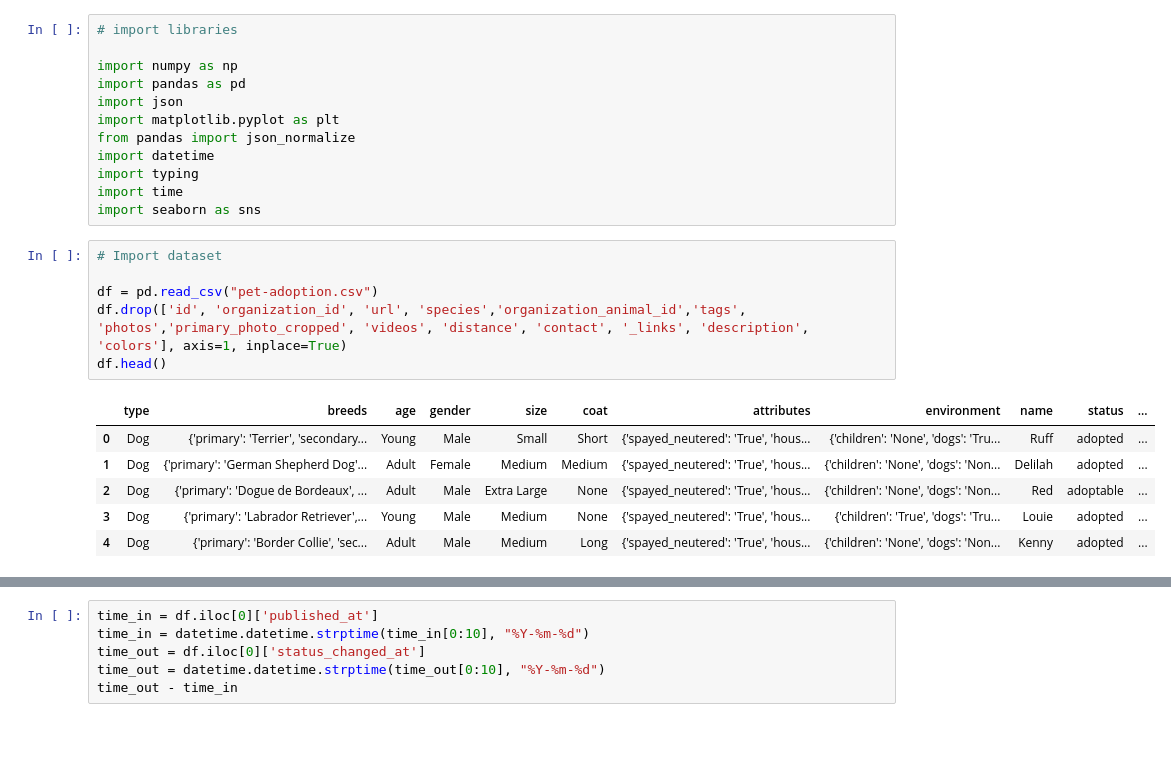
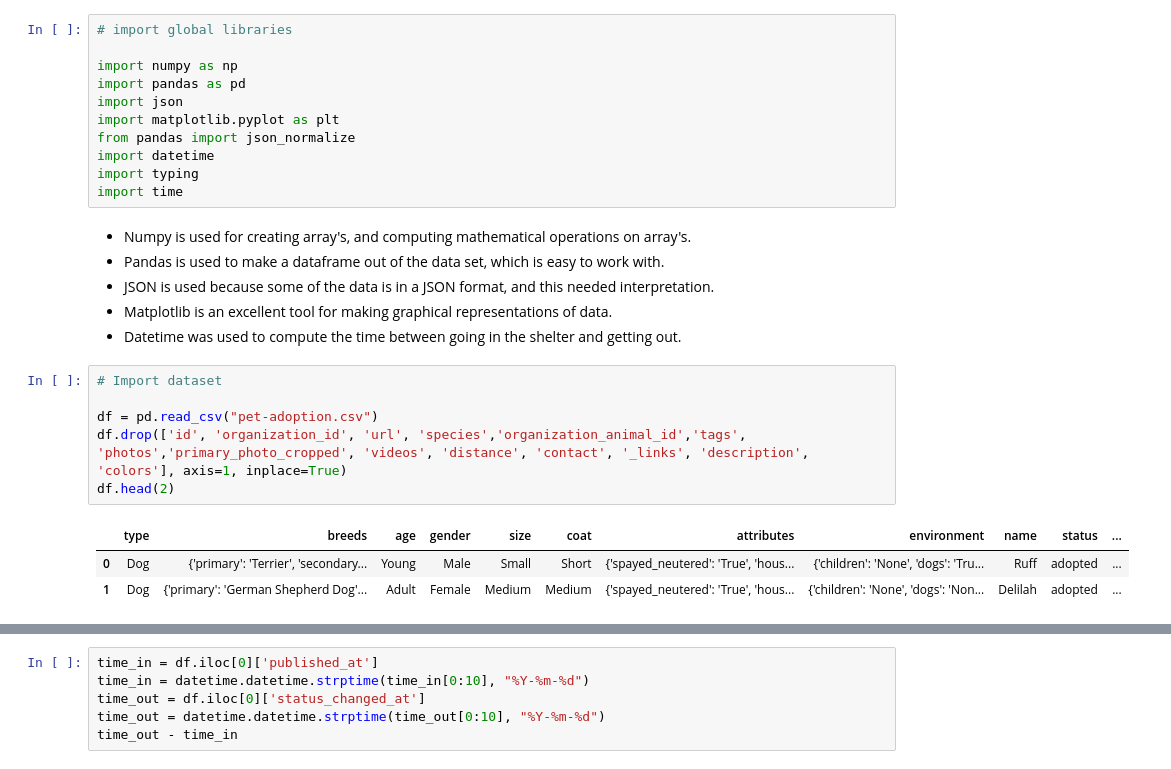
Before and after one commit to BillBelieve/Dog-Adoption-Data-Science-Project, a Jupyter notebook: Project Data Science/Project Worksheet.ipynb, the cells around one changed output, grey strips where cells are left out. Cells and saved outputs as stored; diff of their text form; blank space fills up the shorter version.

```diff
--- a/Project Data Science/Project Worksheet.ipynb
+++ b/Project Data Science/Project Worksheet.ipynb
@@ -1,5 +15,5 @@
 # %%
-# import libraries
+# import global libraries
 
 import numpy as np
 import pandas as pd
@@ -9,17 +23,19 @@ from pandas import json_normalize
 import datetime
 import typing
 import time
-import seaborn as sns
+# %% [markdown]
+- Numpy is used for creating array's, and computing mathematical operations on array's.
+- Pandas is used to make a dataframe out of the data set, which is easy to work with.
+- JSON is used because some of the data is in a JSON format, and this needed interpretation.
+- Matplotlib is an excellent tool for making graphical representations of data.
+- Datetime was used to compute the time between going in the shelter and getting out.
 # %%
 # Import dataset
 
 df = pd.read_csv("pet-adoption.csv")
 df.drop(['id', 'organization_id', 'url', 'species','organization_animal_id','tags', 'photos','primary_photo_cropped', 'videos', 'distance', 'contact', '_links', 'description', 'colors'], axis=1, inplace=True)
-df.head()
+df.head(2)
 # %% [output]
 |  | type | breeds | age | gender | size | coat | attributes | environment | name | status | ... |
 | 0 | Dog | {'primary': 'Terrier', 'secondary... | Young | Male | Small | Short | {'spayed_neutered': 'True', 'hous... | {'children': 'None', 'dogs': 'Tru... | Ruff | adopted | ... |
 | 1 | Dog | {'primary': 'German Shepherd Dog'... | Adult | Female | Medium | Medium | {'spayed_neutered': 'True', 'hous... | {'children': 'None', 'dogs': 'Non... | Delilah | adopted | ... |
-| 2 | Dog | {'primary': 'Dogue de Bordeaux', ... | Adult | Male | Extra Large | None | {'spayed_neutered': 'True', 'hous... | {'children': 'None', 'dogs': 'Non... | Red | adoptable | ... |
-| 3 | Dog | {'primary': 'Labrador Retriever',... | Young | Male | Medium | None | {'spayed_neutered': 'True', 'hous... | {'children': 'True', 'dogs': 'Tru... | Louie | adopted | ... |
-| 4 | Dog | {'primary': 'Border Collie', 'sec... | Adult | Male | Medium | Long | {'spayed_neutered': 'True', 'hous... | {'children': 'None', 'dogs': 'Non... | Kenny | adopted | ... |
```
Also changed, not shown: parts of 9 cells of this notebook, 2 other files.
